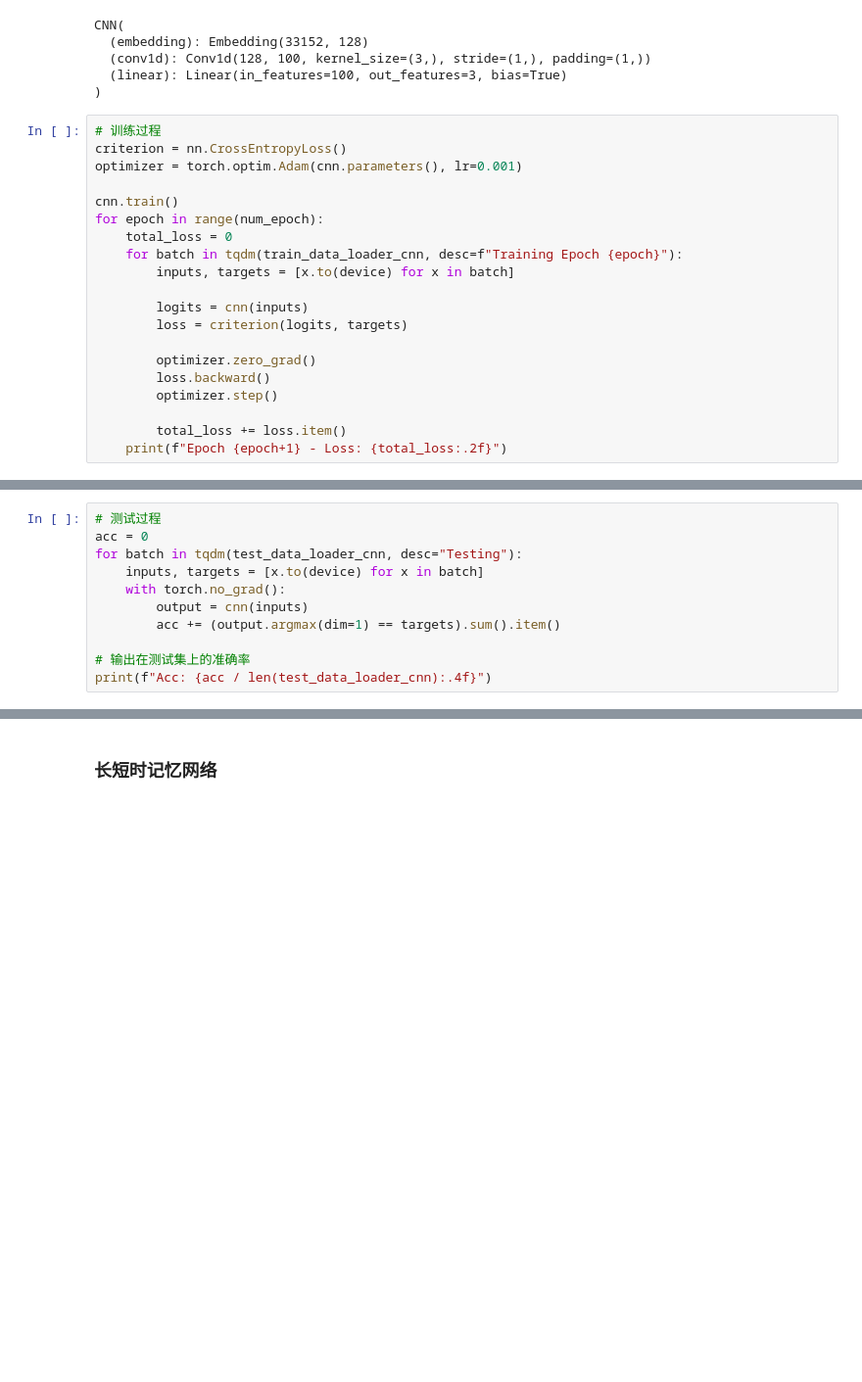
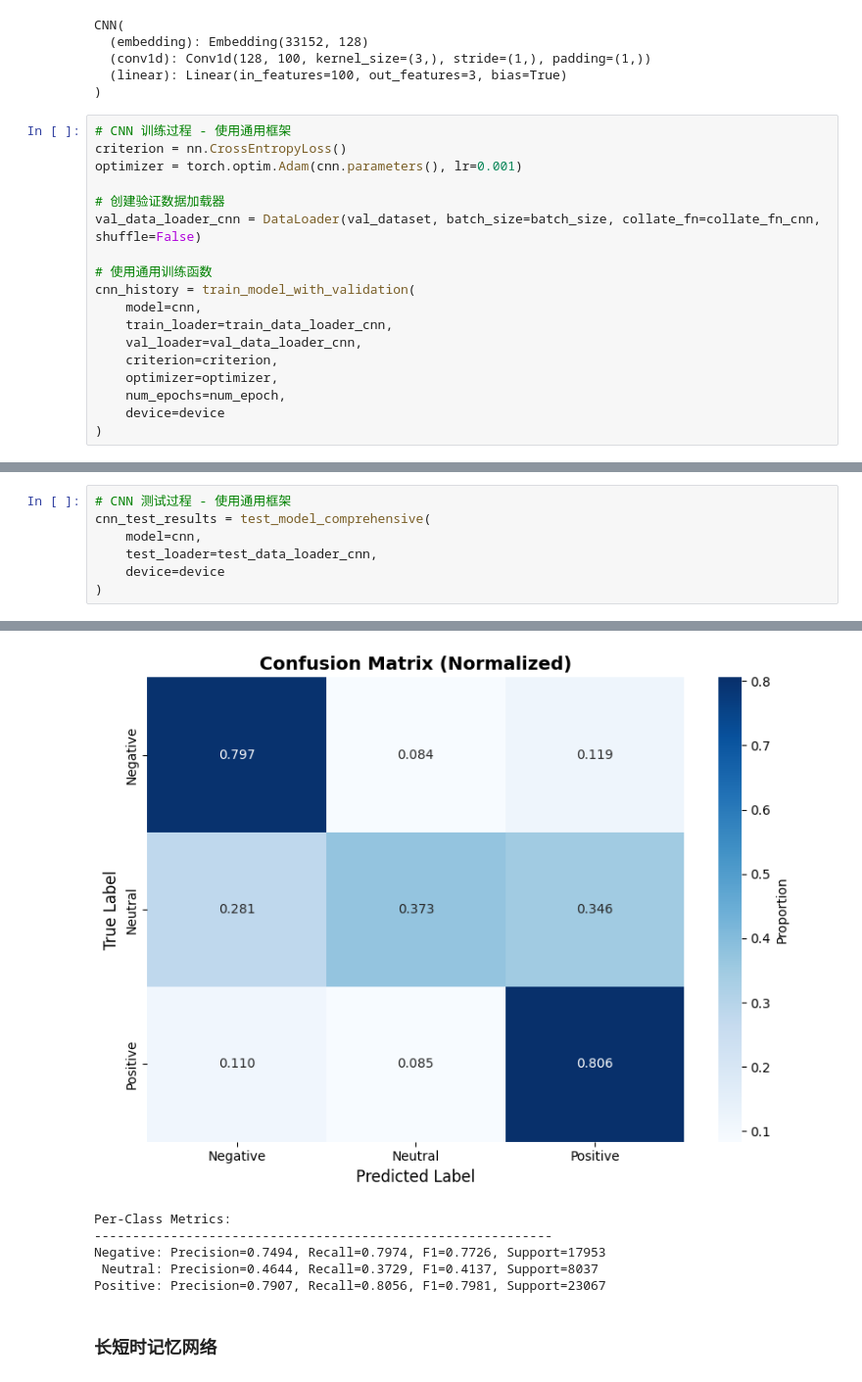
Before and after one commit to YoruRain/Sentiment-Classification-Based-on-Weibo-Texts, a Jupyter notebook: 04Implement.ipynb, the cells around one changed output, grey strips where cells are left out. Shown at 98% size. Drawn from its saved outputs; the diff is of its cells as text; blank space fills up the shorter version.

```diff
--- a/04Implement.ipynb
+++ b/04Implement.ipynb
@@ -191,23 +687,21 @@ CNN(
   (linear): Linear(in_features=100, out_features=3, bias=True)
 )
 # %%
-# 训练过程
+# CNN 训练过程 - 使用通用框架
 criterion = nn.CrossEntropyLoss()
 optimizer = torch.optim.Adam(cnn.parameters(), lr=0.001)
 
-cnn.train()
-for epoch in range(num_epoch):
-    total_loss = 0
-    for batch in tqdm(train_data_loader_cnn, desc=f"Training Epoch {epoch}"):
-        inputs, targets = [x.to(device) for x in batch]
+# 创建验证数据加载器
+val_data_loader_cnn = DataLoader(val_dataset, batch_size=batch_size, collate_fn=collate_fn_cnn, shuffle=False)
 
-        logits = cnn(inputs)
-        loss = criterion(logits, targets)
-
-        optimizer.zero_grad()
-        loss.backward()
-        optimizer.step()
-
-        total_loss += loss.item()
-    print(f"Epoch {epoch+1} - Loss: {total_loss:.2f}")
+# 使用通用训练函数
+cnn_history = train_model_with_validation(
+    model=cnn,
+    train_loader=train_data_loader_cnn,
+    val_loader=val_data_loader_cnn,
+    criterion=criterion,
+    optimizer=optimizer,
+    num_epochs=num_epoch,
+    device=device
+)
 # %% [output]
@@ -219,12 +744,8 @@ Epoch 5 - Loss: 2572.62
 # %%
-# 测试过程
-acc = 0
-for batch in tqdm(test_data_loader_cnn, desc="Testing"):
-    inputs, targets = [x.to(device) for x in batch]
-    with torch.no_grad():
-        output = cnn(inputs)
-        acc += (output.argmax(dim=1) == targets).sum().item()
-
-# 输出在测试集上的准确率
-print(f"Acc: {acc / len(test_data_loader_cnn):.4f}")
+# CNN 测试过程 - 使用通用框架
+cnn_test_results = test_model_comprehensive(
+    model=cnn,
+    test_loader=test_data_loader_cnn,
+    device=device
+)
 # %% [output]
@@ -232,3 +770,9 @@ Acc: 0.7368
+[figure, added]
+Per-Class Metrics:
+------------------------------------------------------------
+Negative: Precision=0.7494, Recall=0.7974, F1=0.7726, Support=17953
+ Neutral: Precision=0.4644, Recall=0.3729, F1=0.4137, Support=8037
+Positive: Precision=0.7907, Recall=0.8056, F1=0.7981, Support=23067
 # %% [markdown]
 ### 长短时记忆网络
 # %%
```
Also changed, not shown: parts of 27 cells of this notebook, 5 other files.
